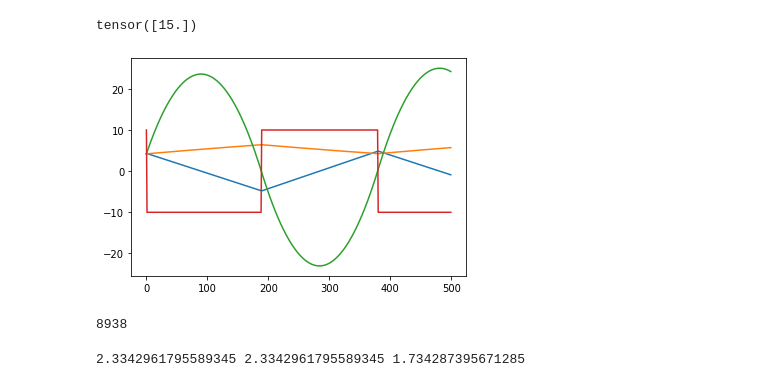
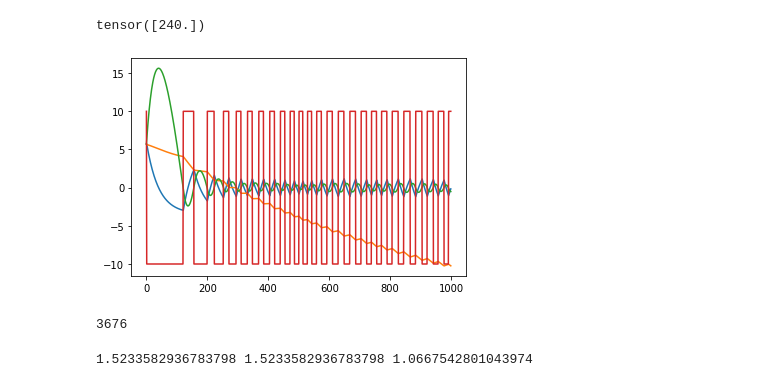
Before and after one commit to sgillen/lorenz, a Jupyter notebook: run_ars/linearz_analysis.ipynb, the cells around one changed output. Cells and saved outputs as stored; diff of their text form; code cells hidden in the pictures.

```diff
--- a/run_ars/linearz_analysis.ipynb
+++ b/run_ars/linearz_analysis.ipynb
@@ -128,7 +128,7 @@ def reward_fn(s):
 
     return reward, s
 
-data = torch.load("./data8/linear_z-v0.xr")
+data = torch.load("./data10/linear_z-v0.xr")
 
 policy_dict = data.policy_dict
 rews = data.rews
@@ -164,28 +163,28 @@ for exp_name in exp_names:
 # %%
 import seagul.envs
 env_name = "linear_z-v0"
 
-policy = policy_dict['vardiv'][1]
-env = gym.make(env_name, **data.hyperparams['env_config'])
-#o,a,r,l = do_long_rollout(env, policy, ep_length= 10000)
-o,a,r,l = do_rollout(env, policy, render=False)
+policy = policy_dict['vardiv'][4]
+env = gym.make(env_name, **data.env_config)
+o,a,r,l = do_long_rollout(env, policy, ep_length= 1000)
+#o,a,r,l = do_rollout(env, policy, render=False)
 
 start_idx = 500
 plt.plot(o)
 target = o
 target = (target - target.mean(dim=0))/target.std(dim=0)
 print(sum(r))
 # %% [output]
-tensor([15.])
+tensor([240.])
-[figure, old version]
+[figure, new version]
 # %%
 #m,w = create_mesh(target, .1)
-m2 = create_mesh_dict(np.array(target),.25)
+m2 = create_mesh_dict(np.array(target),.1)
 
 #print(len(m))
 print(len(m2))
 # %% [output]
-8938
+3676
 # %%
 mdim, _, _ = mesh_dim(target, .1)
 cdim, _, _ = mesh_dim(target, .1)
@@ -193,7 +192,7 @@ vdim = variation_dim(target)
 
 print(mdim, cdim, vdim)
 # %% [output]
-2.3342961795589345 2.3342961795589345 1.734287395671285
+1.5233582936783798 1.5233582936783798 1.0667542801043974
 # %%
 from seagul.mesh import create_mesh, mesh_dim, conservative_mesh_dim, variation_dim, create_mesh_dict
 
```
Also changed, not shown: parts of 13 cells of this notebook, 14 other files.
